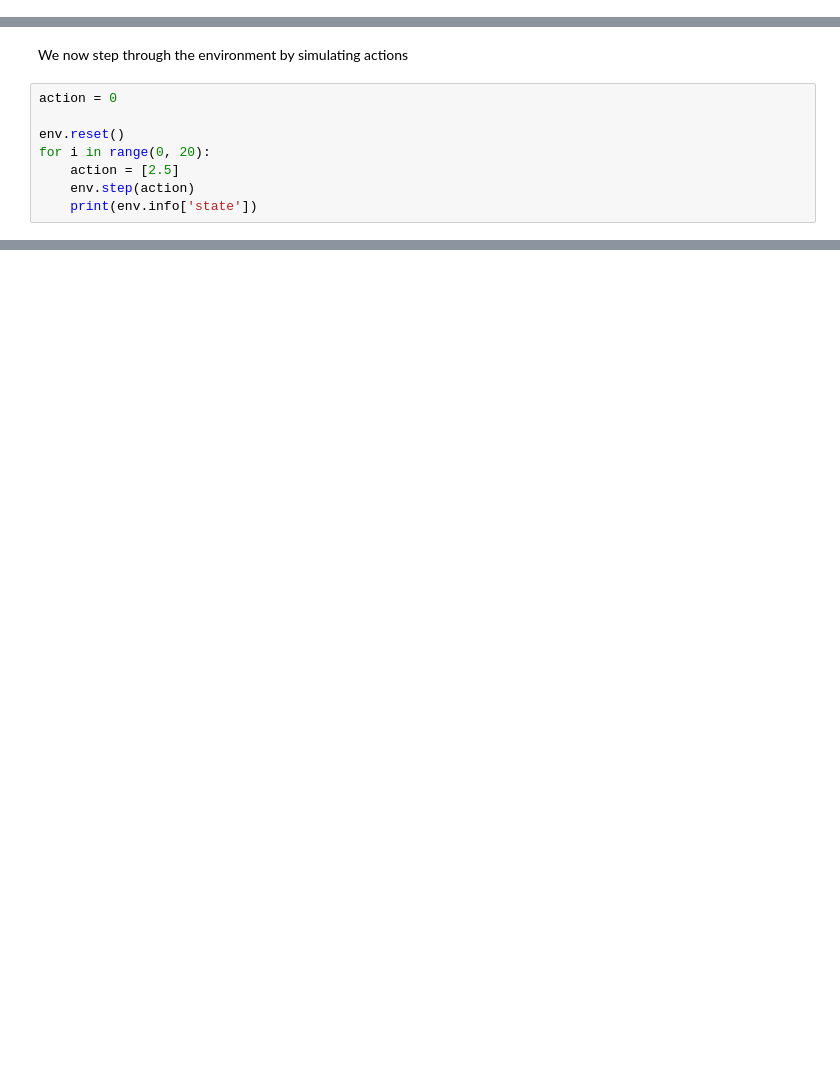
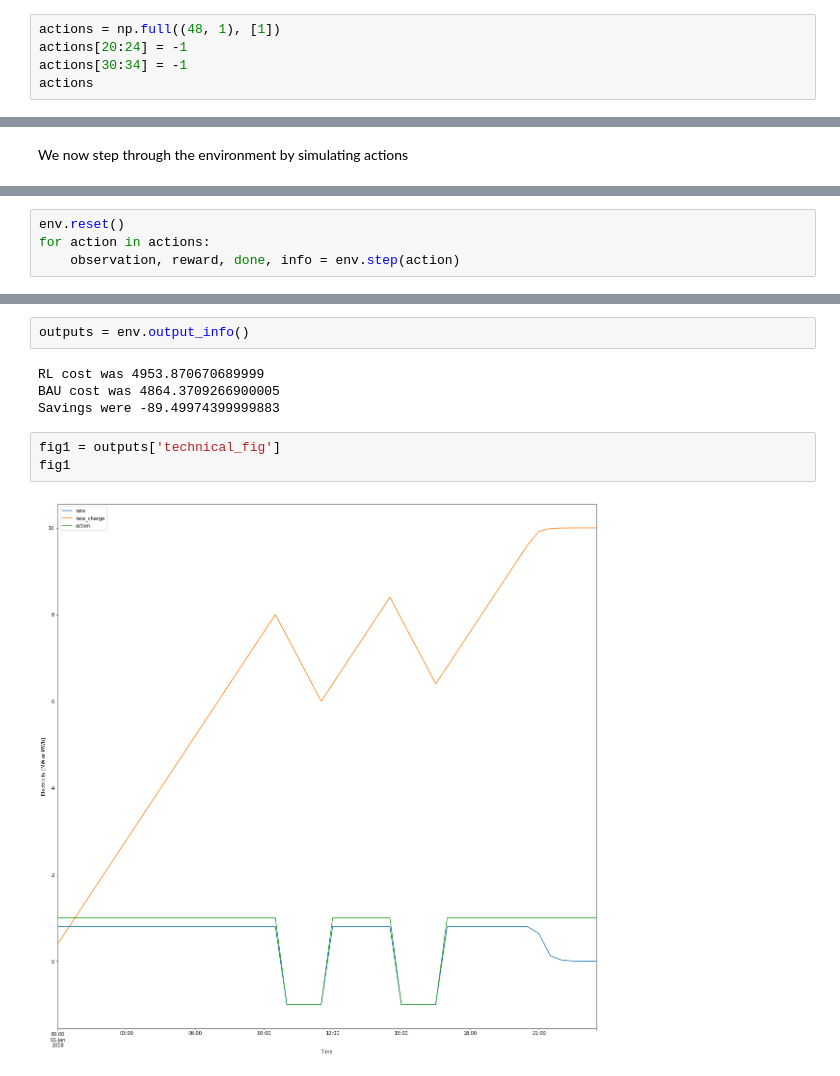
Before and after one commit to ADGEfficiency/energy-py, a Jupyter notebook: energy_py/main/notebooks/battery/env_demo.ipynb, the cells around one changed output, grey strips where cells are left out. Saved outputs shown, nothing was run; the diff lists cells and outputs as text; blank space fills up the shorter version.

```diff
--- a/energy_py/main/notebooks/battery/env_demo.ipynb
+++ b/energy_py/main/notebooks/battery/env_demo.ipynb
@@ -13,0 +26,5 @@ Reset environment.
+# %%
+actions = np.full((48, 1), [1])
+actions[20:24] = -1
+actions[30:34] = -1
+actions
@@ -14,10 +49,2 @@ Reset environment.
 # %% [markdown]
 We now step through the environment by simulating actions
-# %%
-action = 0
-
-env.reset()
-for i in range(0, 20):
-    action = [2.5]
-    env.step(action)
-    print(env.info['state'])
@@ -44,0 +51,4 @@ env.observation
+# %%
+env.reset()
+for action in actions:
+    observation, reward, done, info = env.step(action)
@@ -44,0 +73,11 @@ env.observation
+# %%
+outputs = env.output_info()
+# %% [output]
+RL cost was 4953.870670689999
+BAU cost was 4864.3709266900005
+Savings were -89.49974399999883
+# %%
+fig1 = outputs['technical_fig']
+fig1
+# %% [output]
+[figure, added]
```
Also changed, not shown: parts of 18 cells of this notebook, 5 other files.
